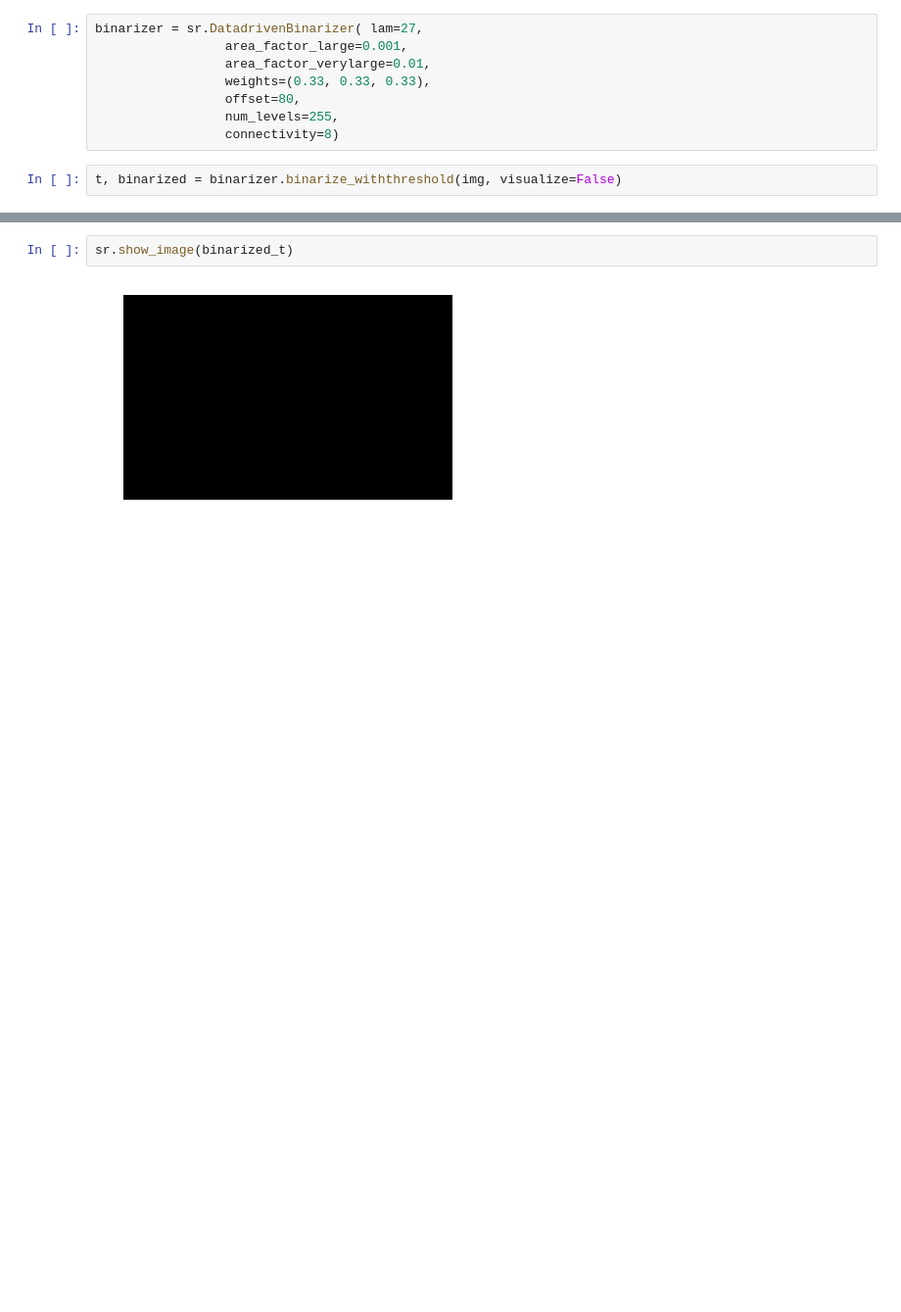
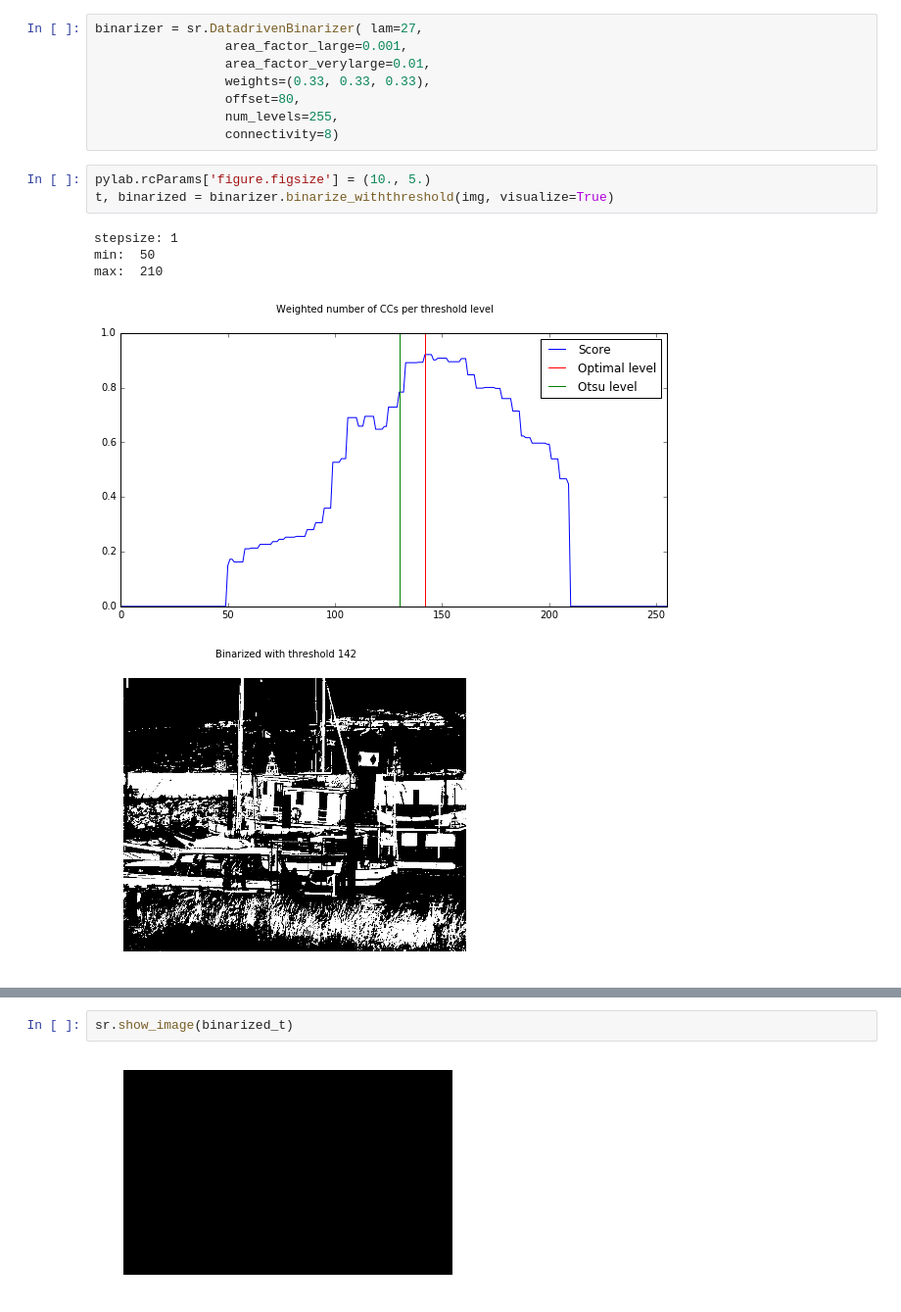
Before and after one commit to NLeSC/SalientDetector-python, a Jupyter notebook: Notebooks/Test_Binarizer.ipynb, the cells around one changed output, grey strips where cells are left out. Shown: that part at 98% size. Saved outputs shown, nothing was run; the diff lists cells and outputs as text; blank space fills up the shorter version.

```diff
--- a/Notebooks/Test_Binarizer.ipynb
+++ b/Notebooks/Test_Binarizer.ipynb
@@ -27,5 +38,12 @@ binarizer = sr.DatadrivenBinarizer( lam=27,
                  num_levels=255,
                  connectivity=8)
 # %%
-t, binarized = binarizer.binarize_withthreshold(img, visualize=False)
+pylab.rcParams['figure.figsize'] = (10., 5.)
+t, binarized = binarizer.binarize_withthreshold(img, visualize=True)
+# %% [output]
+stepsize: 1
+min:  50
+max:  210
+[figure, added]
+[figure, added]
 # %%
```
Also changed, not shown: parts of 7 cells of this notebook.
